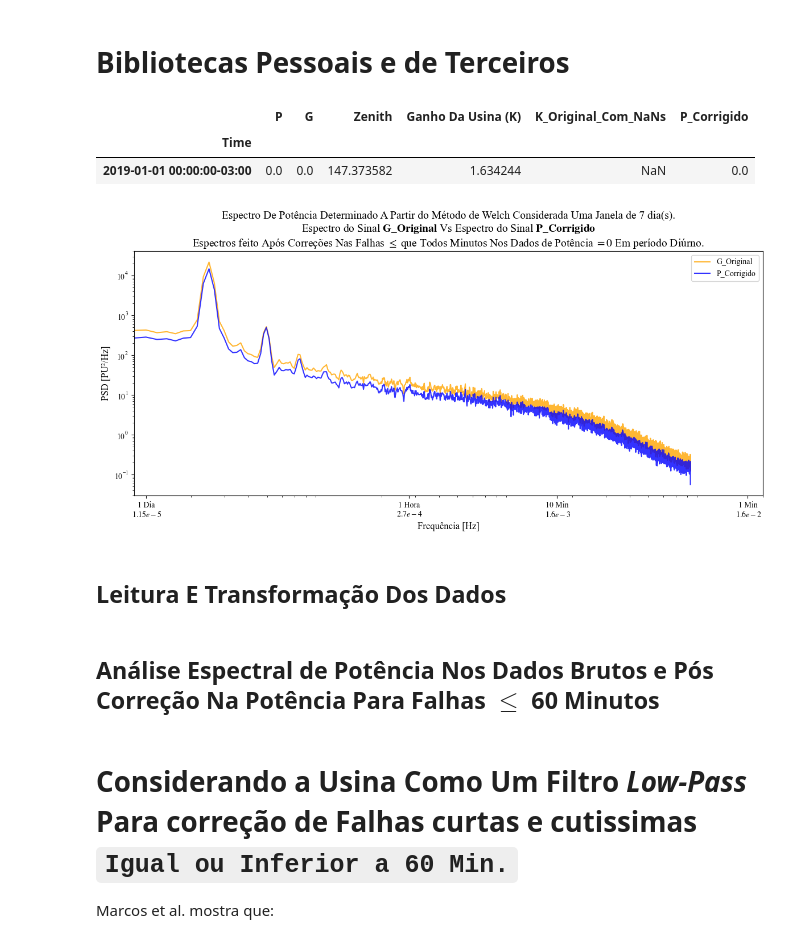
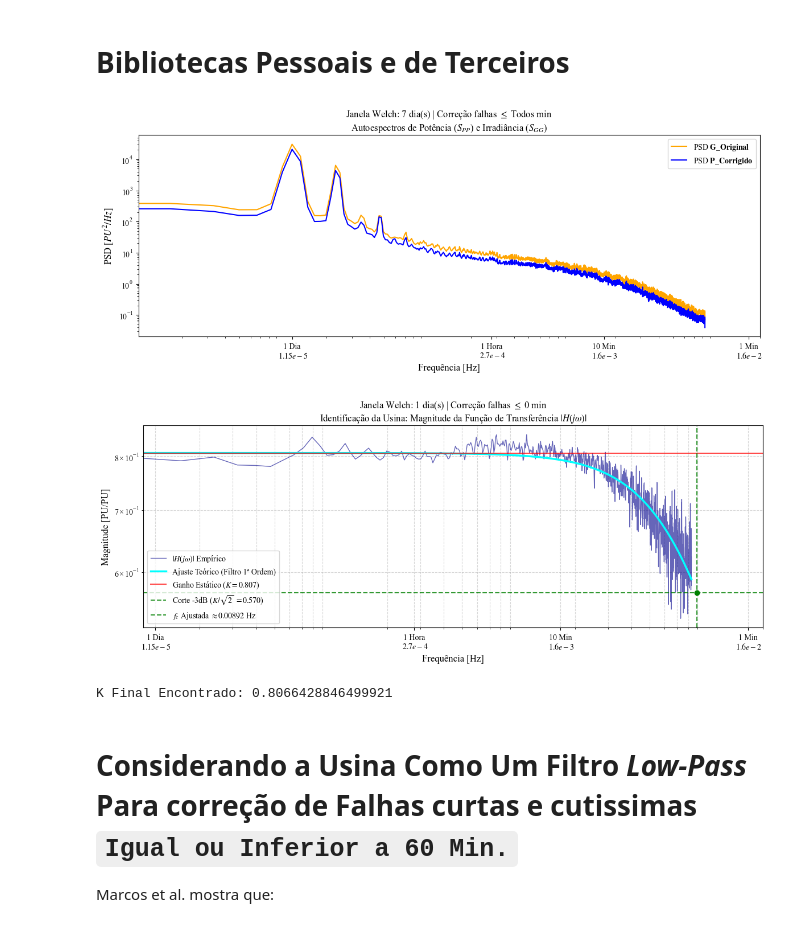
Before and after one commit to gustavodiasz/Modelagem_Dinamica_Usina_FV, a Jupyter notebook: Analise Dos Dados Da Usina De Petrolina.ipynb, the cells around one changed output. Drawn from its saved outputs; the diff is of its cells as text; code cells hidden in the pictures.

```diff
--- a/Analise Dos Dados Da Usina De Petrolina.ipynb
+++ b/Analise Dos Dados Da Usina De Petrolina.ipynb
@@ -21,7 +22,7 @@ path_date = './DADOS/Dados eficiência da Usina Petrolina.parquet'
 df_full = pd.read_parquet(path_date, columns=['Time', 'Potência AC total (kW)', 'POA (W/m²)']).rename(columns={'Potência AC total (kW)':'P', 'POA (W/m²)':'G'})
 
 PreencherNoites = FeatureEngineering()
-Ganho_K_Da_Usina = ObtemOGanhoDaUsinaMinutoAMinuto(area_hectares=2)
+Ganho_K_Da_Usina = ObtemOGanhoDaUsinaMinutoAMinuto(area_hectares=5.15)
 
 st = PreencherNoites.Reindexa_AjustaOFusoHorario_AddColunaZenith_ZeraPeGaNoite(st_entrada=df_full, lat=-9.398611, lon=-40.50, angulo=88, angulo_painel=15, fuso_horario='America/Recife')
 st = Ganho_K_Da_Usina.adicionar_coluna_k(df_entrada=st, vetor_k=Ganho_K_Da_Usina.gerar_vetor_k_global(df_entrada=st))
@@ -33,19 +34,23 @@ st['Ganho Da Usina (K)'] = st['Ganho Da Usina (K)'].bfill() # Passo B: Propaga o
 st['Ganho Da Usina (K)'] = st['Ganho Da Usina (K)'].ffill() # Passo C: Propaga o último valor válido da tarde para o final do dia (anoitecer)
 
 # CONSOME A COLUNA K TRATADA
-Reconstrutor = ReconstrutorUsinaSolar(area_hectares=2, limite_minutos=15, janela_vizinhos=10, col_p='P', col_g='G')
+Reconstrutor = ReconstrutorUsinaSolar(area_hectares=5.15, limite_minutos=15, janela_vizinhos=10, col_p='P', col_g='G')
 st = Reconstrutor.reconstruir_potencia_integral_analitica(df=st, col_k='Ganho Da Usina (K)', nome_col_saida='P_Corrigido')
-# %%
-st.head(1)
-# %% [output]
-|  | P | G | Zenith | Ganho Da Usina (K) | K_Original_Com_NaNs | P_Corrigido |
-| Time |  |  |  |  |  |  |
-| 2019-01-01 00:00:00-03:00 | 0.0 | 0.0 | 147.373582 | 1.634244 | NaN | 0.0 |
 # %%
+st_limpo_w=st.dropna(subset=['G','P'])
+st_limpo_H = st_limpo_w.between_time('09:00', '16:00').copy()
 welch=MetodoDeWelch()
-st_=st[st['G']>0].dropna()
-welch.AplicaMetodoDeWelch(df=st_.loc['2019'], coluna_potencia='P_Corrigido', coluna_iradiancia='G',
-                          win_size=7*1440, NOME_COLUNA_DE_POTENCIA_PARA_PLOT='P_Corrigido',
-                          NOME_COLUNA_DE_IRRADIANCIA_PARA_PLOT='G_Original', minuto_correção='Todos')
+
+welch.plotar_psd(df=st_limpo_w, coluna_potencia='P_Corrigido', coluna_iradiancia='G',
+                   win_size=7*1440, NOME_COLUNA_DE_POTENCIA_PARA_PLOT='P_Corrigido',
+                   NOME_COLUNA_DE_IRRADIANCIA_PARA_PLOT='G_Original', minuto_correcao='Todos')
+
+welch.plotar_funcao_transferencia(df=st_limpo_H, coluna_potencia='P_Corrigido',
+                                  coluna_iradiancia='G',
+                                  win_size=5*420, minuto_correcao='0')
+
+print(f"K Final Encontrado: {welch.K_estatico}")
 # %% [output]
-[figure, old version]
+[figure, new version]
+[figure, added]
+K Final Encontrado: 0.8066428846499921
@@ -76,2 +56,0 @@ with plt.rc_context(config_visual):
-# %% [markdown]
-## Leitura E Transformação Dos Dados
@@ -151,5 +57,3 @@ with plt.rc_context(config_visual):
-# %% [markdown]
-## Análise Espectral de Potência Nos Dados Brutos e Pós Correção Na Potência Para Falhas $\le$ 60 Minutos
 # %%
 welch=MetodoDeWelch()
 st_=st[st['G']>0].dropna()
```
Also changed, not shown: parts of 4 cells of this notebook, 4 other files.
